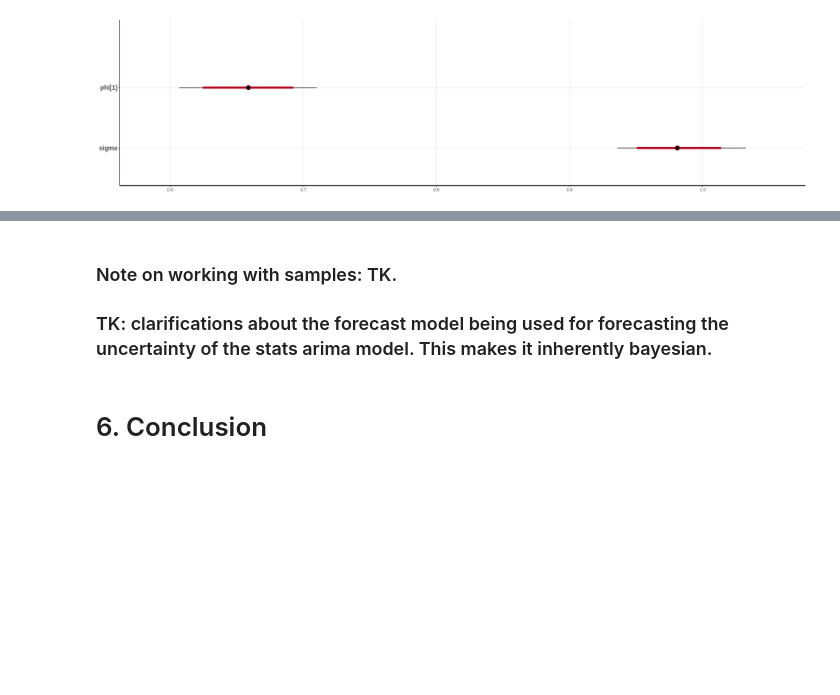
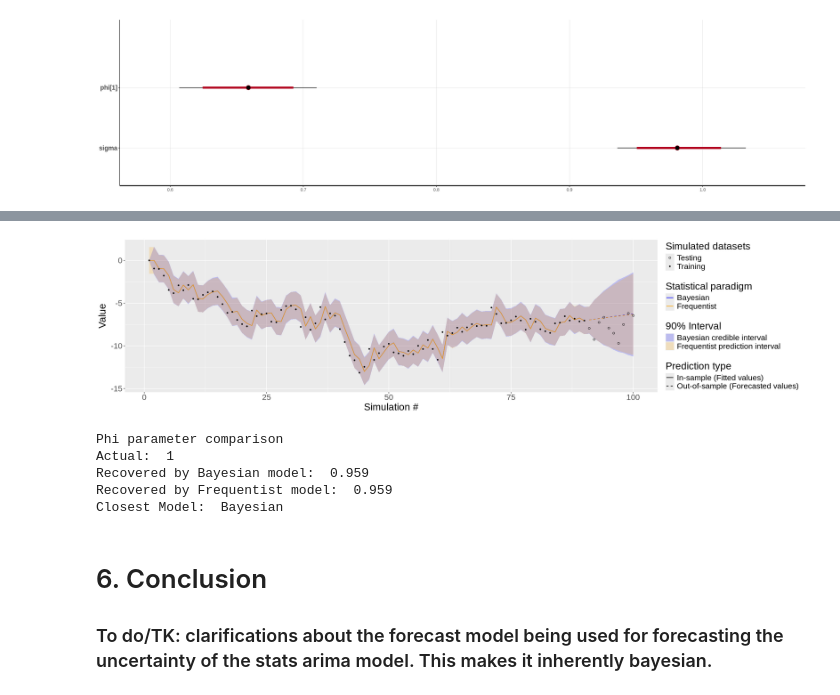
Before and after one commit to laurauguc/bayesian_time_series, a Jupyter notebook: Time_Series_with_Stan.ipynb, the cells around one changed output, grey strips where cells are left out. Cells and saved outputs as stored; diff of their text form; code cells hidden in the pictures; blank space fills up the shorter version.

```diff
--- a/Time_Series_with_Stan.ipynb
+++ b/Time_Series_with_Stan.ipynb
@@ -394,6 +408,52 @@ outer_level: 0.95 (95% intervals)
+# %%
+# Parameters
+phi <- 1
+order <- c(1, 0, 0)
+
+# Generate AR(1) process
+errors <- rnorm(size, mean = 0, sd = 1)
+x <- numeric(size)
+x[1] <- 0  # Initial value for the AR process
+
+# Generate the AR(1) process values
+for (i in 2:size) {
+  x[i] <- phi * x[i - 1] + errors[i]
+}
+
+# Split observed and future values
+x_observed <- head(x, size - h)
+x_future <- tail(x, h)
+
+# Fit ARIMA models
+frequentist_fit <- arima(x = x_observed, order = order, include.mean = FALSE)
+bayesian_fit <- bayesian_arima(x = x_observed, order = order, h = h)
+
+# Generate comparison plot
+p1 <- comparison_plot(frequentist_fit, bayesian_fit, x_observed, x_future)
+p1 + theme(text = element_text(size = 20))
+# %% [output]
+[figure, added]
+# %%
+# Parameters comparison
+fb_label <- c("Frequentist", "Bayesian")
+phi1_recov_f <- frequentist_fit$coef[["ar1"]]
+phi1_recov_b <- apply(rstan::extract(bayesian_fit, "phi")$phi, 2, mean)[1]
+
+# Compute the closest model
+closest_model <- fb_label[which.min(c(abs(phi1_recov_f - phi), abs(phi1_recov_b - phi)))]
+
+cat("Phi parameter comparison\n")
+cat("Actual: ", phi, "\n")
+cat("Recovered by Bayesian model: ", round(phi1_recov_b, 3), "\n")
+cat("Recovered by Frequentist model: ", round(phi1_recov_f, 3), "\n")
+cat("Closest Model: ", closest_model, "\n")
+# %% [output]
+Phi parameter comparison
+Actual:  1
+Recovered by Bayesian model:  0.959
+Recovered by Frequentist model:  0.959
+Closest Model:  Bayesian
 # %% [markdown]
-### Note on working with samples: TK.
+# 6. Conclusion <a name="conclusion"></a>
 
-### TK: clarifications about the forecast model being used for forecasting the uncertainty of the stats arima model. This makes it inherently bayesian.
+### To do/TK: clarifications about the forecast model being used for forecasting the uncertainty of the stats arima model. This makes it inherently bayesian.
-# %% [markdown]
-# 6. Conclusion <a name="conclusion"></a>
```
Also changed, not shown: parts of 6 cells of this notebook.
